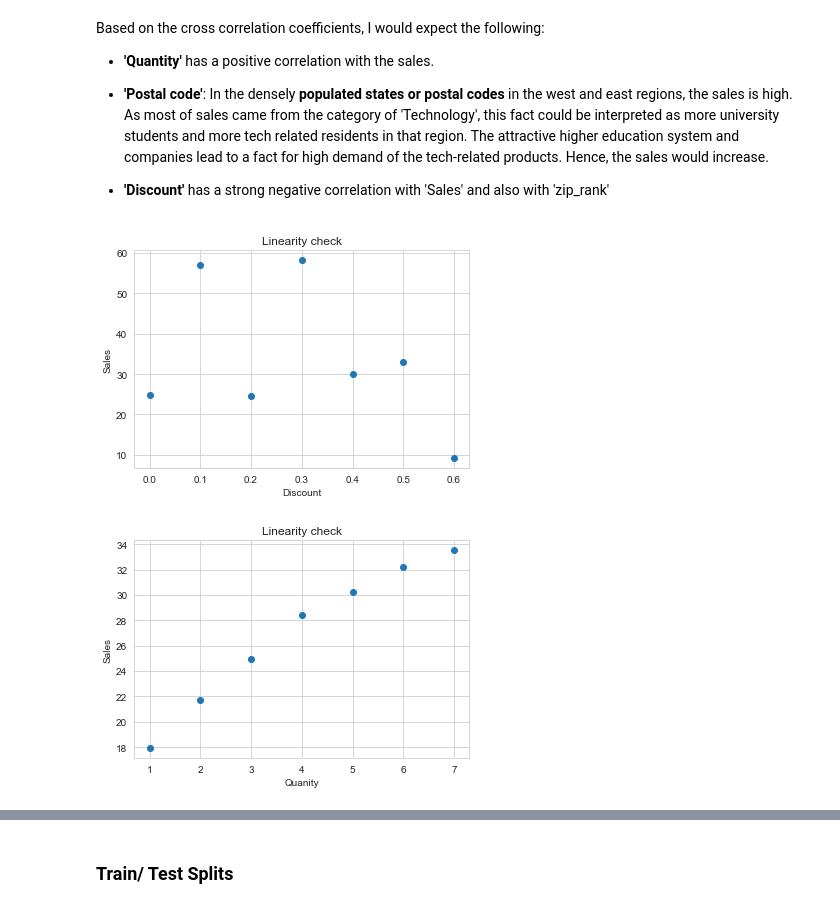
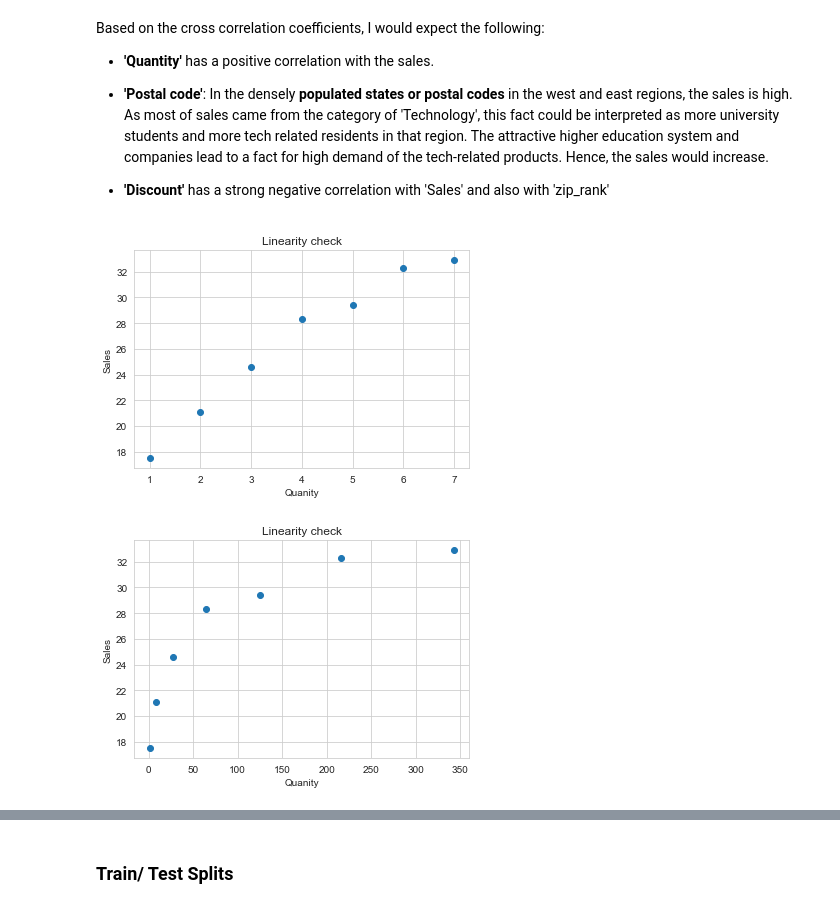
Before and after one commit to livia360/Captone_project2, a Jupyter notebook: Part2_Preprocessing_Modeling.ipynb, the cells around one changed output, grey strips where cells are left out. Cells and saved outputs as stored; diff of their text form; code cells hidden in the pictures.

```diff
--- a/Part2_Preprocessing_Modeling.ipynb
+++ b/Part2_Preprocessing_Modeling.ipynb
@@ -148,0 +166,8 @@ df = df.dropna()
+# %%
+q1 = df['Sub-Category'].quantile(0.25)
+q3 = df['Sub-Category'].quantile(0.75)
+IQR = q3 - q1
+
+filter = (df['Sub-Category'] >= q1 -1.2 *IQR) & (df['Sub-Category'] <= q3 + 1.2 *IQR)
+df = df.loc[filter]
+df.shape
@@ -177,26 +204,27 @@ Based on the cross correlation coefficients, I would expect the following:
 
 - **'Discount'** has a strong negative correlation with 'Sales' and also with 'zip_rank'
 # %%
-df = df[~((df['Discount'] ==0.7) | (df['Discount'] ==0.8))]
+# df = df[~(df['Discount'] ==0.8)]
 # %%
-discount_sales = df.groupby('Discount')['Sales'].mean()
+#
+quantity_sales = df.groupby('Quantity')['Sales'].mean()
 
-plt.scatter(discount_sales.index, discount_sales)
+plt.scatter(quantity_sales.index, quantity_sales)
 plt.title("Linearity check")
-plt.xlabel('Discount')
+plt.xlabel('Quanity')
 plt.ylabel('Sales')
 plt.show();
-# on average per discount looks not linear
+# on average per quantity looks linear
 # %% [output]
-[figure, old version]
+[figure, new version]
 # %%
-quantity_sales = df.groupby('Quantity')['Sales'].mean()
+df['Quantity2'] = df['Quantity'] **3
+quantity_sales = df.groupby('Quantity2')['Sales'].mean()
 
 plt.scatter(quantity_sales.index, quantity_sales)
 plt.title("Linearity check")
 plt.xlabel('Quanity')
 plt.ylabel('Sales')
 plt.show();
-# on average per quantity looks linear
 # %% [output]
-[figure, old version]
+[figure, new version]
```
Also changed, not shown: parts of 59 cells of this notebook.
